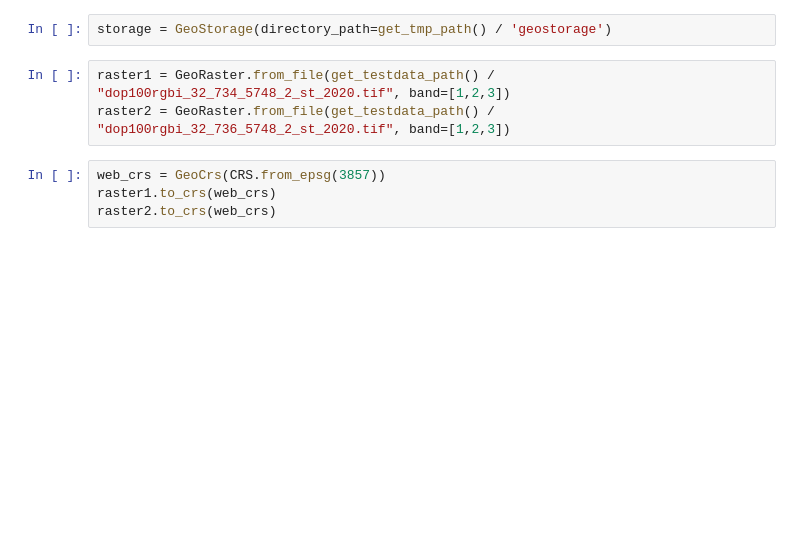
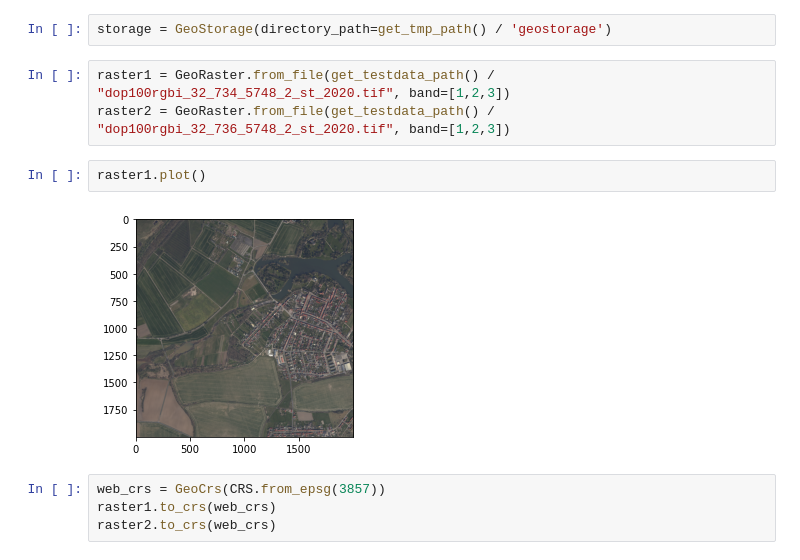
Before and after one commit to Tobias314/pyspatialkit, a Jupyter notebook: notebooks/showcase.ipynb, the cells around one changed output. Drawn from its saved outputs; the diff is of its cells as text; blank space fills up the shorter version.

```diff
--- a/notebooks/showcase.ipynb
+++ b/notebooks/showcase.ipynb
@@ -21,6 +21,10 @@ storage = GeoStorage(directory_path=get_tmp_path() / 'geostorage')
 # %%
 raster1 = GeoRaster.from_file(get_testdata_path() / "dop100rgbi_32_734_5748_2_st_2020.tif", band=[1,2,3])
 raster2 = GeoRaster.from_file(get_testdata_path() / "dop100rgbi_32_736_5748_2_st_2020.tif", band=[1,2,3])
+# %%
+raster1.plot()
+# %% [output]
+[figure, added]
 # %%
 web_crs = GeoCrs(CRS.from_epsg(3857))
 raster1.to_crs(web_crs)
```
Also changed, not shown: parts of 7 cells of this notebook, 5 other files.
